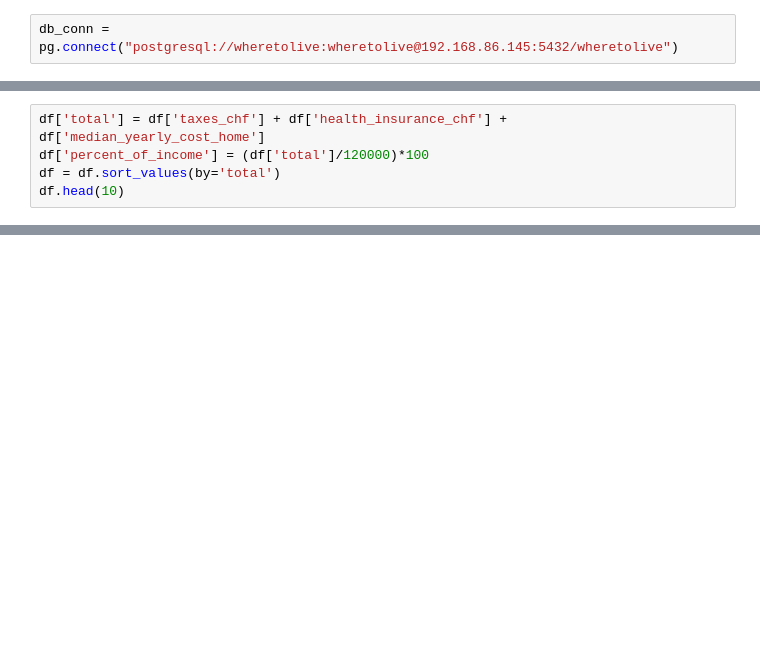
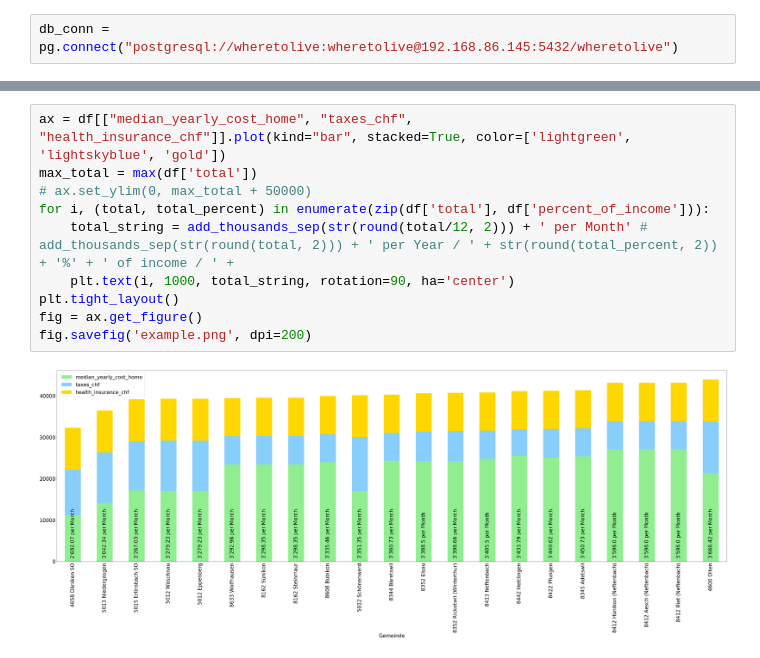
Before and after one commit to muyajil/wheretolive.ch, a Jupyter notebook: example_calculation.ipynb, the cells around one changed output, grey strips where cells are left out. Drawn from its saved outputs; the diff is of its cells as text; blank space fills up the shorter version.

```diff
--- a/example_calculation.ipynb
+++ b/example_calculation.ipynb
@@ -154,5 +246,0 @@ df.head(10)
-# %%
-df['total'] = df['taxes_chf'] + df['health_insurance_chf'] + df['median_yearly_cost_home']
-df['percent_of_income'] = (df['total']/120000)*100
-df = df.sort_values(by='total')
-df.head(10)
@@ -167,0 +247,12 @@ df.head(10)
+# %%
+ax = df[["median_yearly_cost_home", "taxes_chf", "health_insurance_chf"]].plot(kind="bar", stacked=True, color=['lightgreen', 'lightskyblue', 'gold'])
+max_total = max(df['total'])
+# ax.set_ylim(0, max_total + 50000)
+for i, (total, total_percent) in enumerate(zip(df['total'], df['percent_of_income'])):
+    total_string = add_thousands_sep(str(round(total/12, 2))) + ' per Month' # add_thousands_sep(str(round(total, 2))) + ' per Year / ' + str(round(total_percent, 2)) + '%' + ' of income / ' +
+    plt.text(i, 1000, total_string, rotation=90, ha='center')
+plt.tight_layout()
+fig = ax.get_figure()
+fig.savefig('example.png', dpi=200)
+# %% [output]
+[figure, added]
```
Also changed, not shown: parts of 14 cells of this notebook.
